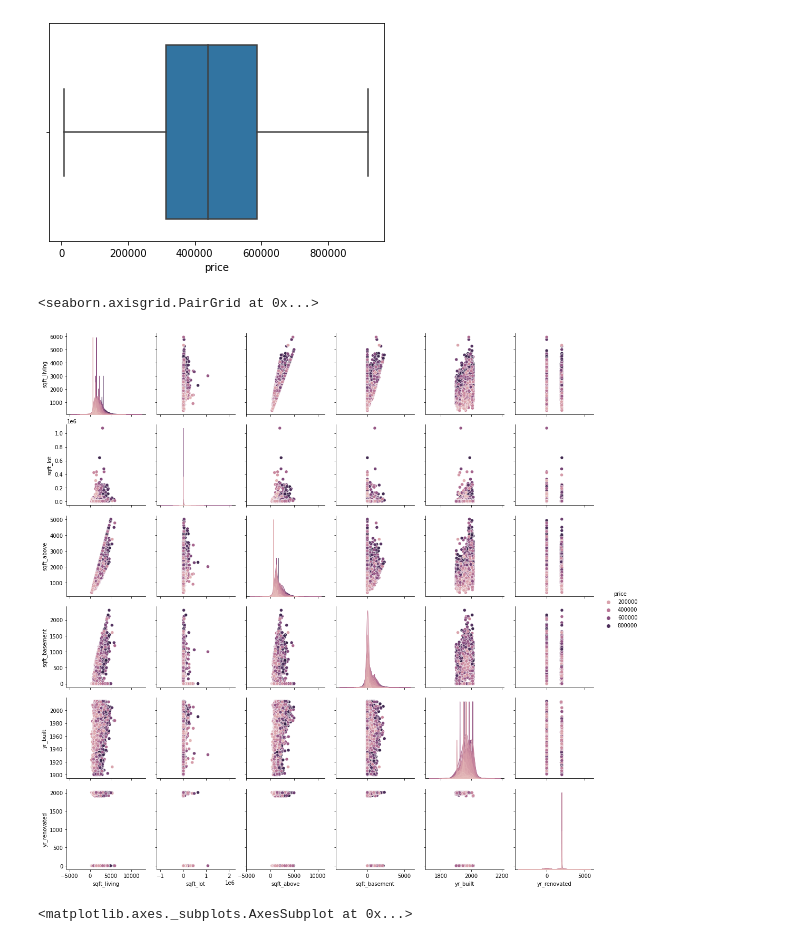
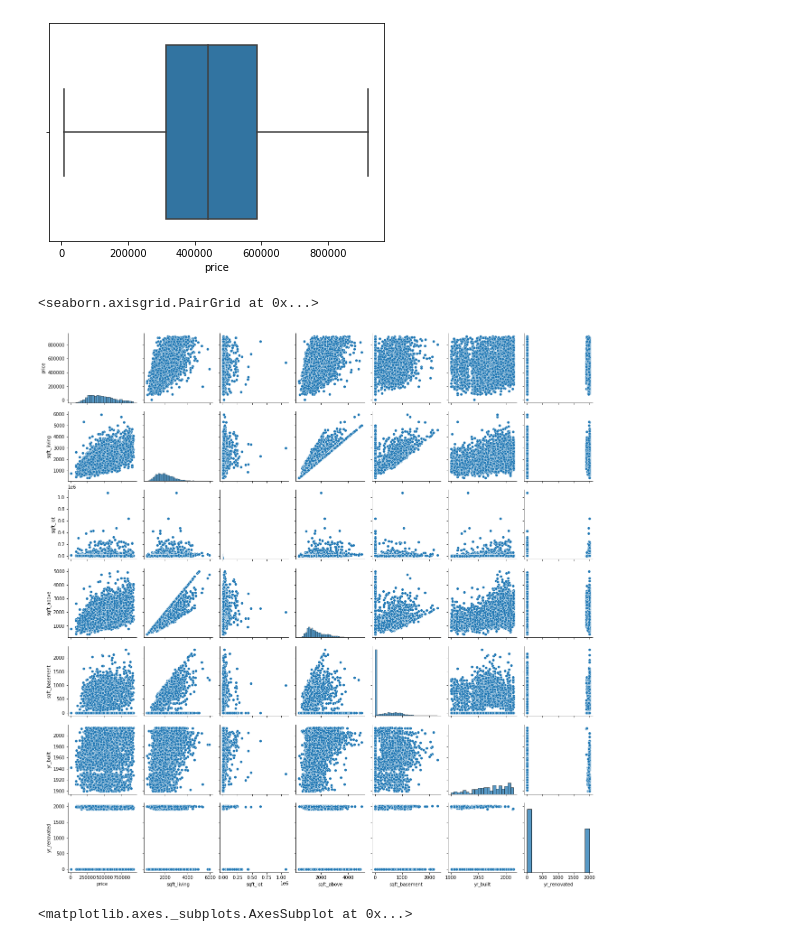
Before and after one commit to urvog/houseprice, a Jupyter notebook: Unidad_II_Tema_2_Regresion_Lineal.ipynb, the cells around one changed output. Drawn from its saved outputs; the diff is of its cells as text; code cells hidden in the pictures.

```diff
--- a/Unidad_II_Tema_2_Regresion_Lineal.ipynb
+++ b/Unidad_II_Tema_2_Regresion_Lineal.ipynb
@@ -179,10 +182,10 @@ sns.boxplot(df_house_final['price'])
 [figure]
 # %%
 #ploteamos nuevamente con los datos finales
-sns.pairplot(data = df_house_final[['price','sqft_living','sqft_lot','sqft_above','sqft_basement','yr_built','yr_renovated']], hue = 'price')
+sns.pairplot(data = df_house_final[['price','sqft_living','sqft_lot','sqft_above','sqft_basement','yr_built','yr_renovated']],diag_kind="hist")
 # %% [output]
 <seaborn.axisgrid.PairGrid at 0x...>
-[figure, old version]
+[figure, new version]
 # %%
 #Verificamos la correlacion de nuestros atributos
 plt.figure(figsize=(15,10))
```
Also changed, not shown: parts of 25 cells of this notebook.
